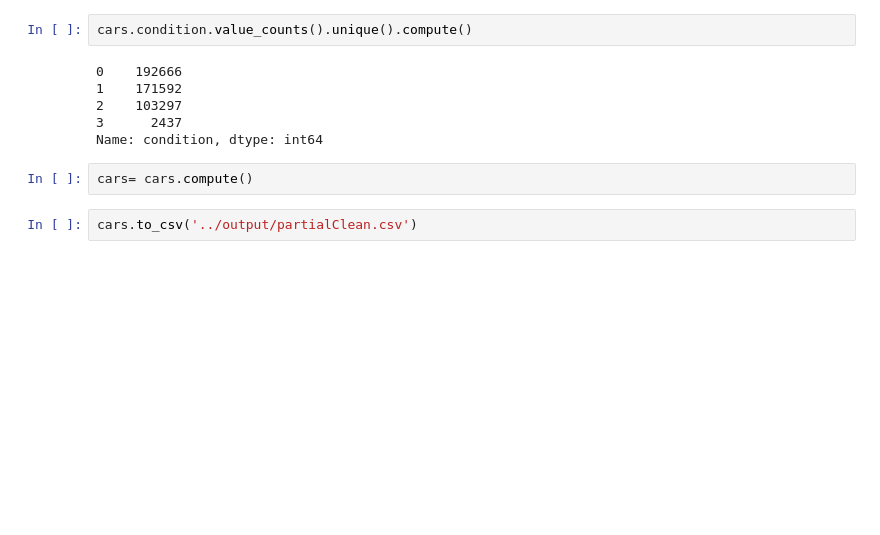
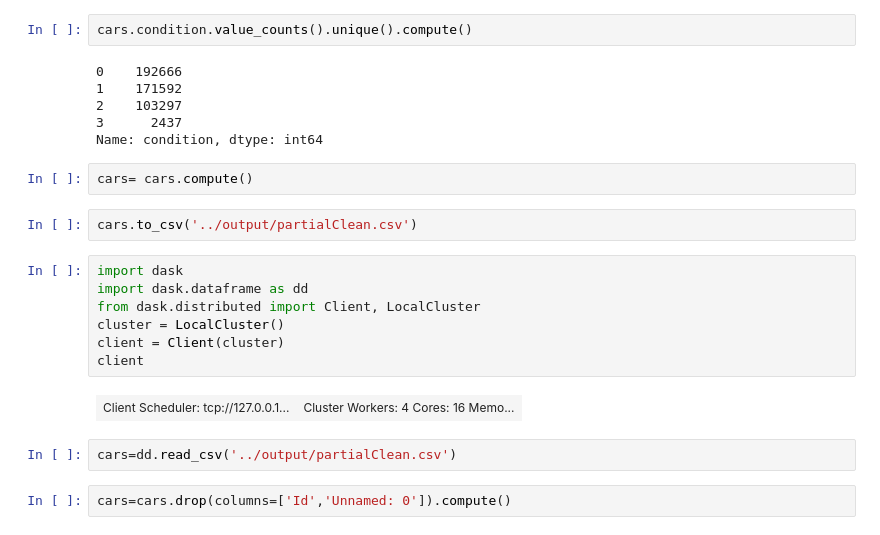
Before and after one commit to kuvyRoCr/clean-p, a Jupyter notebook: code/main.ipynb, the cells around one changed output. Cells and saved outputs as stored; diff of their text form; blank space fills up the shorter version.

```diff
--- a/code/main.ipynb
+++ b/code/main.ipynb
@@ -387,3 +387,16 @@ Name: condition, dtype: int64
 cars= cars.compute()
 # %%
 cars.to_csv('../output/partialClean.csv')
+# %%
+import dask
+import dask.dataframe as dd
+from dask.distributed import Client, LocalCluster
+cluster = LocalCluster()
+client = Client(cluster)
+client
+# %% [output]
+| Client Scheduler: tcp://127.0.0.1... | Cluster Workers: 4 Cores: 16 Memo... |
+# %%
+cars=dd.read_csv('../output/partialClean.csv')
+# %%
+cars=cars.drop(columns=['Id','Unnamed: 0']).compute()
```
Also changed, not shown: parts of 46 cells of this notebook.
